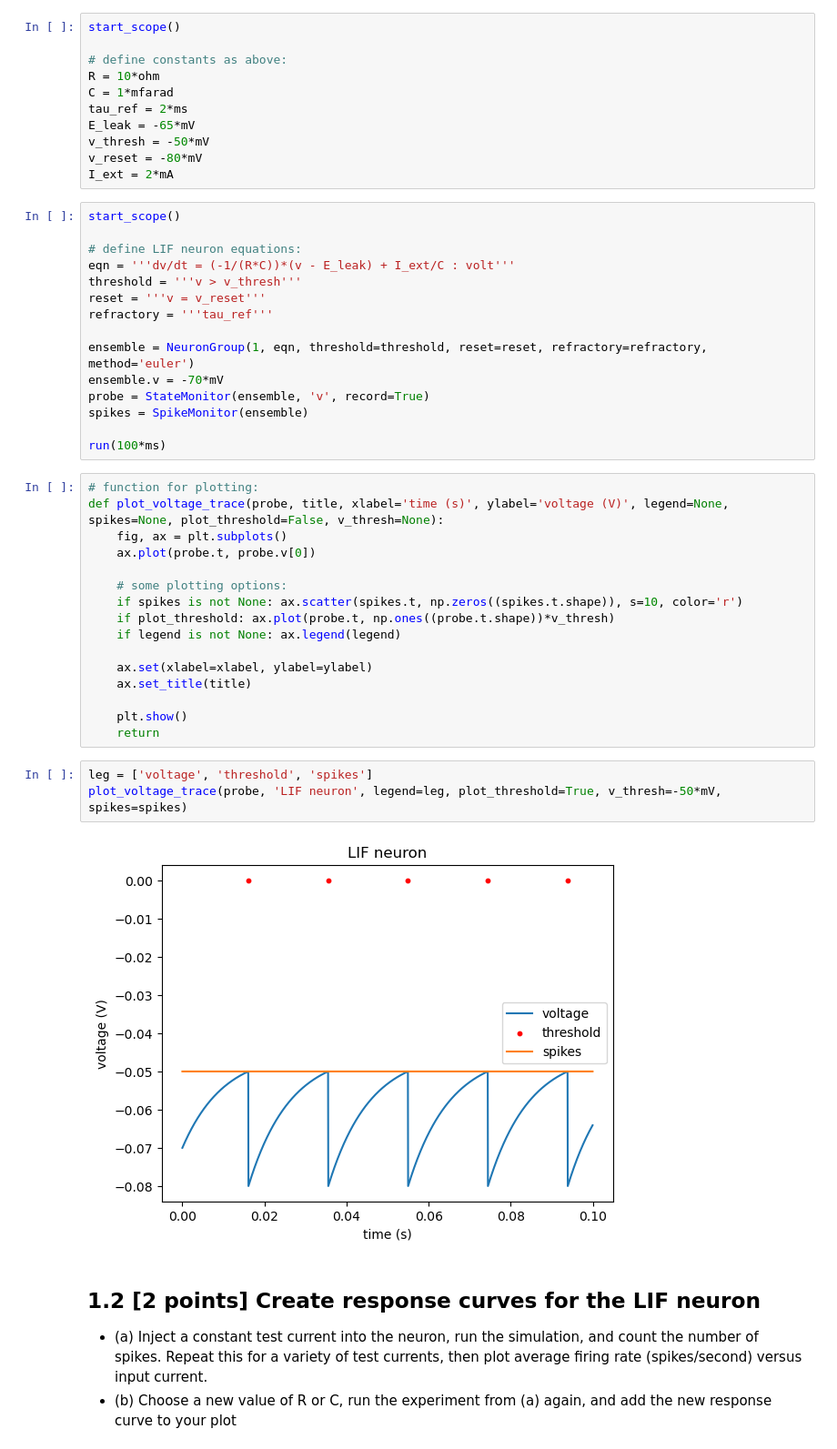
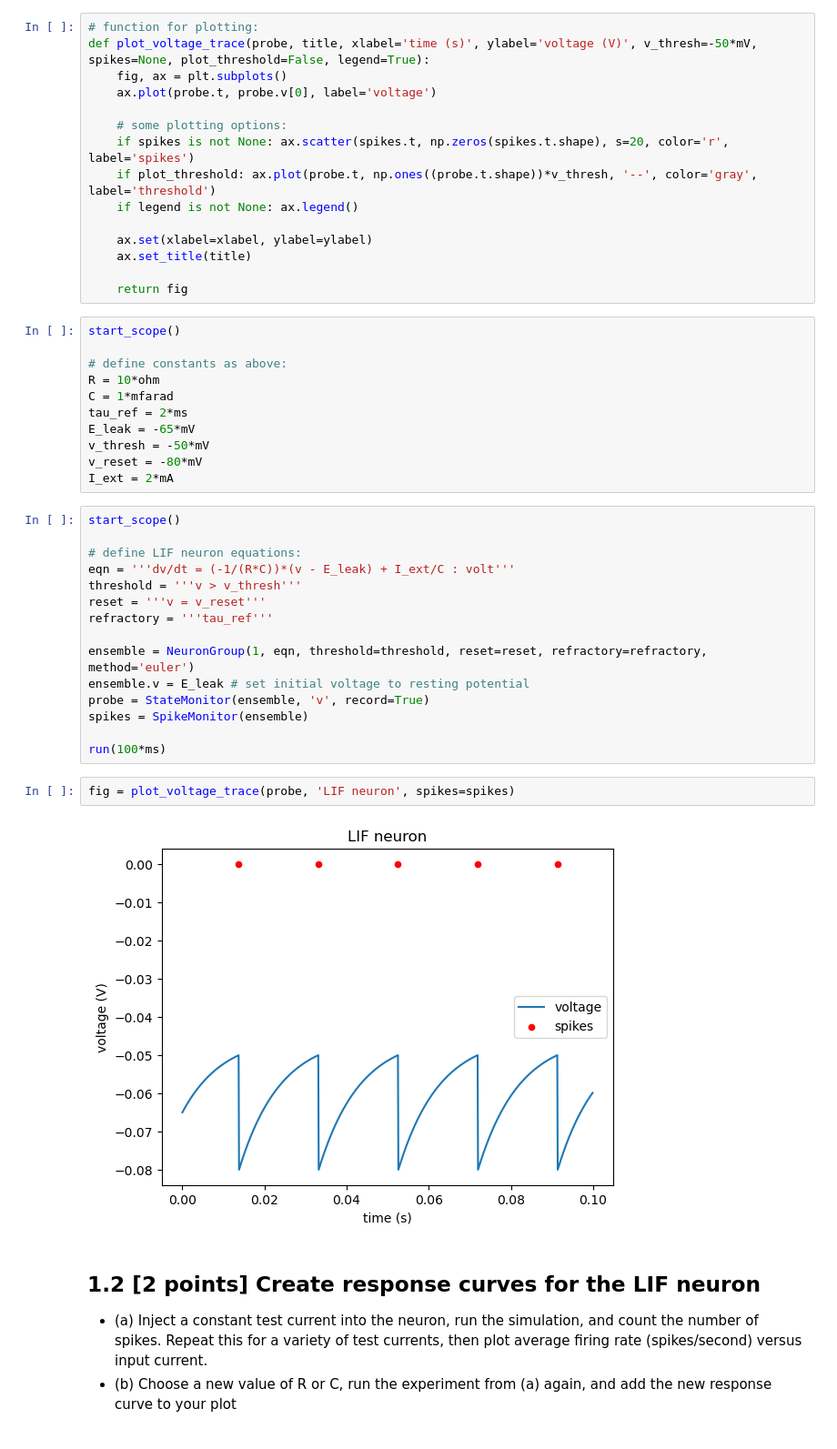
Before and after one commit to kateharvey/SYDE552, a Jupyter notebook: syde552-assignment1.ipynb, the cells around one changed output. Shown at 91% size. Saved outputs shown, nothing was run; the diff lists cells and outputs as text.

````diff
--- a/syde552-assignment1.ipynb
+++ b/syde552-assignment1.ipynb
@@ -185,6 +185,21 @@ if $V>V_{thr}$:
 
 #### Notes
  - set state variables using ```ens.v = v_initial```
+# %%
+# function for plotting:
+def plot_voltage_trace(probe, title, xlabel='time (s)', ylabel='voltage (V)', v_thresh=-50*mV, spikes=None, plot_threshold=False, legend=True):
+    fig, ax = plt.subplots()
+    ax.plot(probe.t, probe.v[0], label='voltage')
+
+    # some plotting options:
+    if spikes is not None: ax.scatter(spikes.t, np.zeros(spikes.t.shape), s=20, color='r', label='spikes')
+    if plot_threshold: ax.plot(probe.t, np.ones((probe.t.shape))*v_thresh, '--', color='gray', label='threshold')
+    if legend is not None: ax.legend()
+
+    ax.set(xlabel=xlabel, ylabel=ylabel)
+    ax.set_title(title)
+
+    return fig
 # %%
 start_scope()
 
@@ -206,32 +221,15 @@ reset = '''v = v_reset'''
 refractory = '''tau_ref'''
 
 ensemble = NeuronGroup(1, eqn, threshold=threshold, reset=reset, refractory=refractory, method='euler')
-ensemble.v = -70*mV
+ensemble.v = E_leak # set initial voltage to resting potential
 probe = StateMonitor(ensemble, 'v', record=True)
 spikes = SpikeMonitor(ensemble)
 
 run(100*ms)
-# %%
-# function for plotting:
-def plot_voltage_trace(probe, title, xlabel='time (s)', ylabel='voltage (V)', legend=None, spikes=None, plot_threshold=False, v_thresh=None):
-    fig, ax = plt.subplots()
-    ax.plot(probe.t, probe.v[0])
-
-    # some plotting options:
-    if spikes is not None: ax.scatter(spikes.t, np.zeros((spikes.t.shape)), s=10, color='r')
-    if plot_threshold: ax.plot(probe.t, np.ones((probe.t.shape))*v_thresh)
-    if legend is not None: ax.legend(legend)
-
-    ax.set(xlabel=xlabel, ylabel=ylabel)
-    ax.set_title(title)
-
-    plt.show()
-    return
 # %%
-leg = ['voltage', 'threshold', 'spikes']
-plot_voltage_trace(probe, 'LIF neuron', legend=leg, plot_threshold=True, v_thresh=-50*mV, spikes=spikes)
+fig = plot_voltage_trace(probe, 'LIF neuron', spikes=spikes)
 # %% [output]
-[figure, old version]
+[figure, new version]
 # %% [markdown]
 ## 1.2 [2 points] Create response curves for the LIF neuron
  - (a) Inject a constant test current into the neuron, run the simulation, and count the number of spikes. Repeat this for a variety of test currents, then plot average firing rate (spikes/second) versus input current.
````
Also changed, not shown: parts of 47 cells of this notebook, 1 other file.
